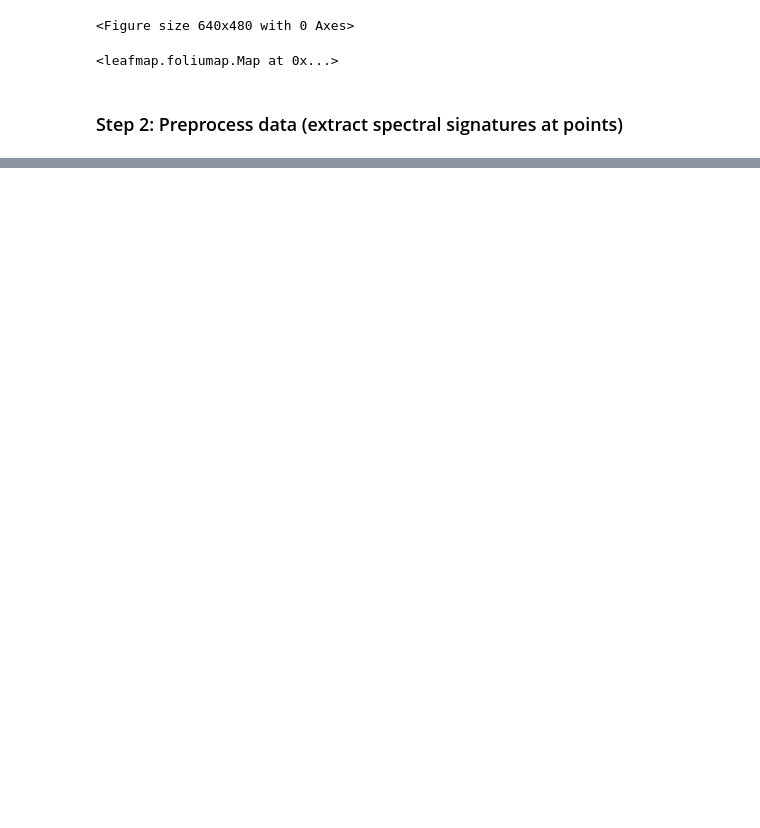
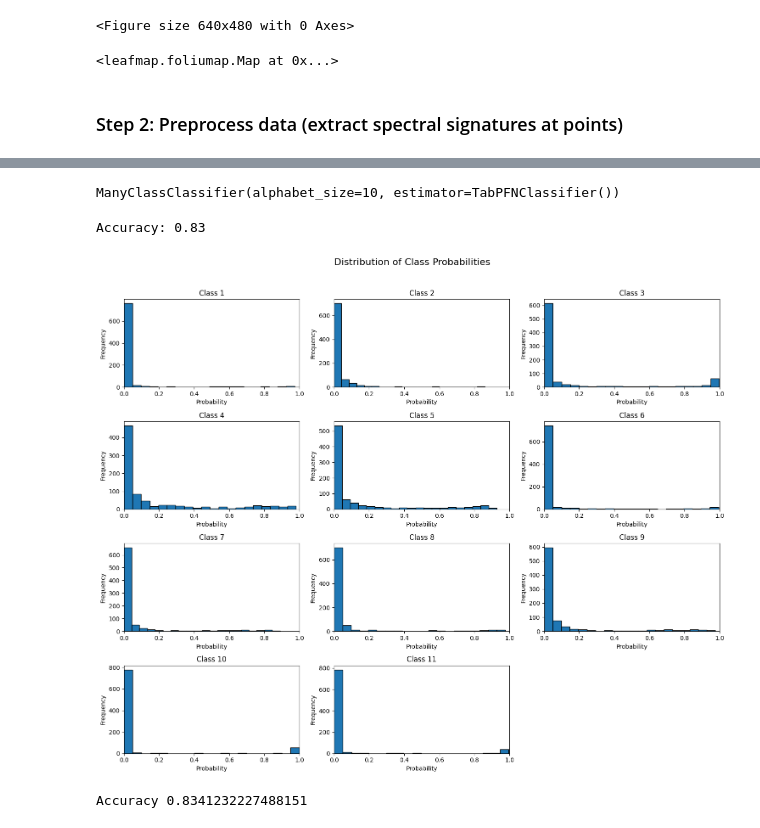
Before and after one commit to Geethen/hypinvalimap, a Jupyter notebook: code/Basic_ML_pipeline.ipynb, the cells around one changed output, grey strips where cells are left out. Cells and saved outputs as stored; diff of their text form; code cells hidden in the pictures; blank space fills up the shorter version.

```diff
--- a/code/Basic_ML_pipeline.ipynb
+++ b/code/Basic_ML_pipeline.ipynb
@@ -378,0 +341,3 @@ Error:
+# %%
+gdf_merged = gpd.sjoin(xdf, gdf[['geometry', 'class', 'group']], how='left', predicate='intersects')
+gdf_merged
@@ -378,0 +378,77 @@ Error:
+# %%
+from sklearn.metrics import accuracy_score, roc_auc_score
+from sklearn.model_selection import train_test_split
+
+from tabpfn import TabPFNClassifier
+from tabpfn_extensions.many_class import ManyClassClassifier
+
+# Create a base TabPFN classifier
+base_clf = TabPFNClassifier()
+
+# Load data
+X, y = gdf_merged[gdf_merged.columns.drop(['geometry', 'class', 'group', 'index_right']).to_list()], gdf_merged['class'].astype(int)
+X_train, X_test, y_train, y_test = train_test_split(X, y, test_size=0.5, random_state=42)
+
+# Initialize a classifier
+clf = ManyClassClassifier(
+    estimator=base_clf,
+    alphabet_size=10  # Use TabPFN's maximum class limit
+)
+clf.fit(X_train, y_train)
+# %% [output]
+ManyClassClassifier(alphabet_size=10, estimator=TabPFNClassifier())
+# %%
+prediction_probabilities = clf.predict_proba(X_test)
+prediction_probabilities.shape
+
+# Get the predicted class labels
+predicted_labels = clf.predict(X_test)
+# Calculate accuracy
+accuracy = accuracy_score(y_test, predicted_labels)
+print(f"Accuracy: {accuracy:.2f}")
+# %% [output]
+Accuracy: 0.83
+# %%
+import matplotlib.pyplot as plt
+import numpy as np
+
+# Assuming prediction_probabilities is your array of shape (844, 11)
+# If it's not already a numpy array, you might need to convert it:
+# prediction_probabilities = np.array(prediction_probabilities)
+
+n_samples, n_classes = prediction_probabilities.shape
+
+# Determine grid size for subplots (e.g., 4 rows, 3 columns for 11 classes)
+n_cols = 3
+n_rows = (n_classes + n_cols - 1) // n_cols
+
+fig, axes = plt.subplots(n_rows, n_cols, figsize=(15, n_rows * 3))
+axes = axes.flatten() # Flatten the 2D array of axes for easy iteration
+
+for i in range(n_classes):
+    ax = axes[i]
+    ax.hist(prediction_probabilities[:, i], bins=20, edgecolor='black')
+    ax.set_title(f'Class {i+1}')
+    ax.set_xlabel('Probability')
+    ax.set_ylabel('Frequency')
+    ax.set_xlim(0, 1) # Probabilities are between 0 and 1
+
+# Hide any unused subplots
+for j in range(n_classes, len(axes)):
+    fig.delaxes(axes[j])
+
+fig.suptitle('Distribution of Class Probabilities', y=1.02, fontsize=16) # Add a main title
+plt.tight_layout() # Adjust layout to prevent overlapping titles/labels
+plt.show()
+# %% [output]
+[figure, added]
+# %%
+# Predict probabilities
+# prediction_probabilities = clf.predict_proba(X_test)
+# print("ROC AUC:", roc_auc_score(y_test, prediction_probabilities[:, 1]))
+
+# Predict labels
+predictions = clf.predict(X_test)
+print("Accuracy", accuracy_score(y_test, predictions))
+# %% [output]
+Accuracy 0.8341232227488151
```
Also changed, not shown: parts of 29 cells of this notebook, 3 other files.
